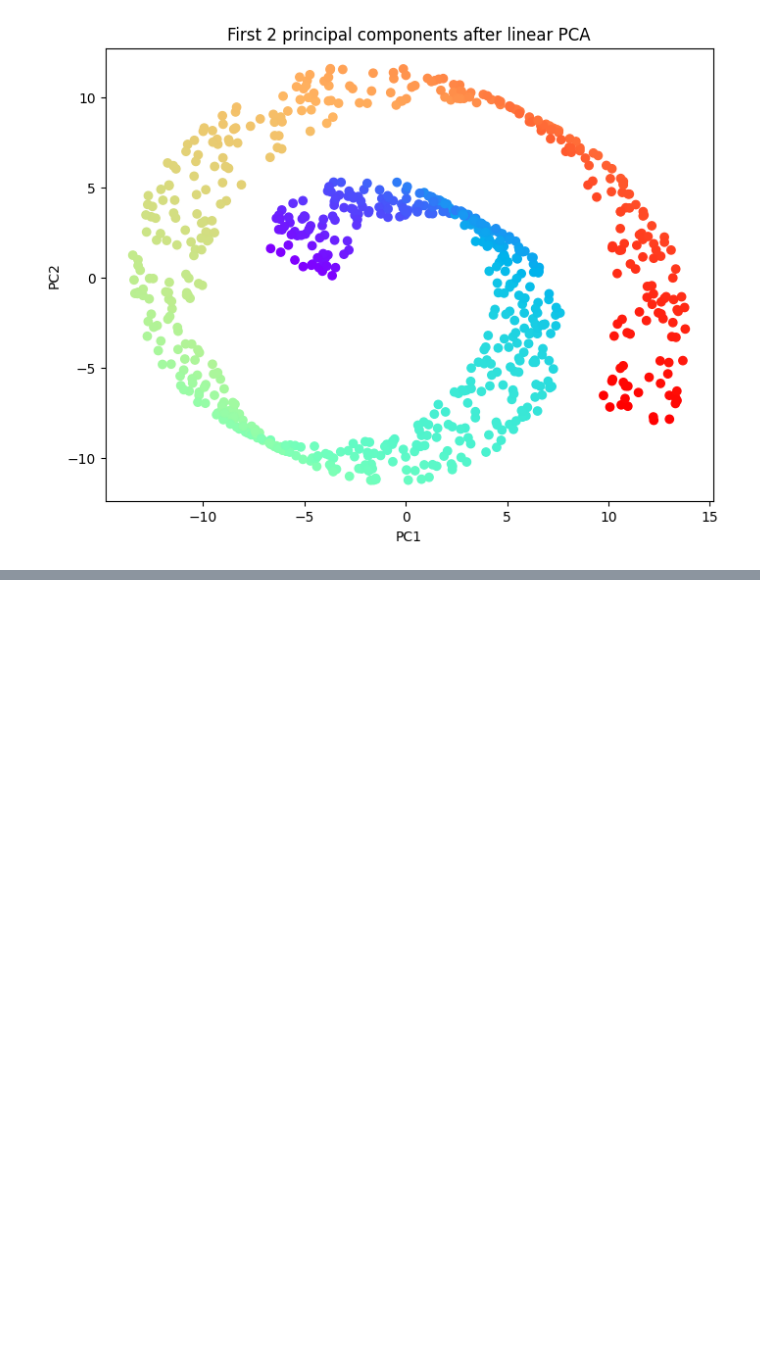
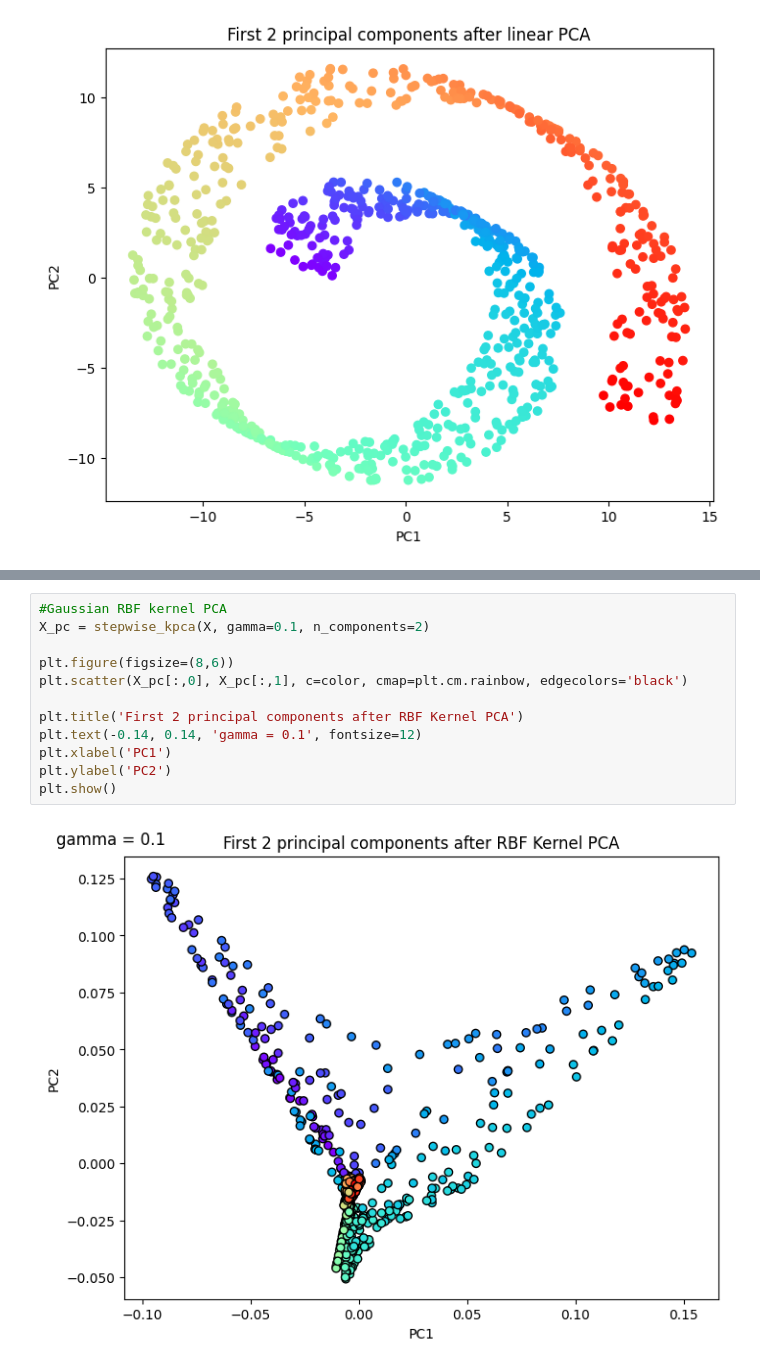
Before and after one commit to MaximillianJacob/PCA_Learning, a Jupyter notebook: py/2_KernelPCA/test3_Sebastian_Raschka.ipynb, the cells around one changed output, grey strips where cells are left out. Saved outputs shown, nothing was run; the diff lists cells and outputs as text; blank space fills up the shorter version.

```diff
--- a/py/2_KernelPCA/test3_Sebastian_Raschka.ipynb
+++ b/py/2_KernelPCA/test3_Sebastian_Raschka.ipynb
@@ -332,0 +344,14 @@ plt.show()
+# %%
+#Gaussian RBF kernel PCA
+X_pc = stepwise_kpca(X, gamma=0.1, n_components=2)
+
+plt.figure(figsize=(8,6))
+plt.scatter(X_pc[:,0], X_pc[:,1], c=color, cmap=plt.cm.rainbow, edgecolors='black')
+
+plt.title('First 2 principal components after RBF Kernel PCA')
+plt.text(-0.14, 0.14, 'gamma = 0.1', fontsize=12)
+plt.xlabel('PC1')
+plt.ylabel('PC2')
+plt.show()
+# %% [output]
+[figure, added]
```
Also changed, not shown: parts of 5 cells of this notebook.
